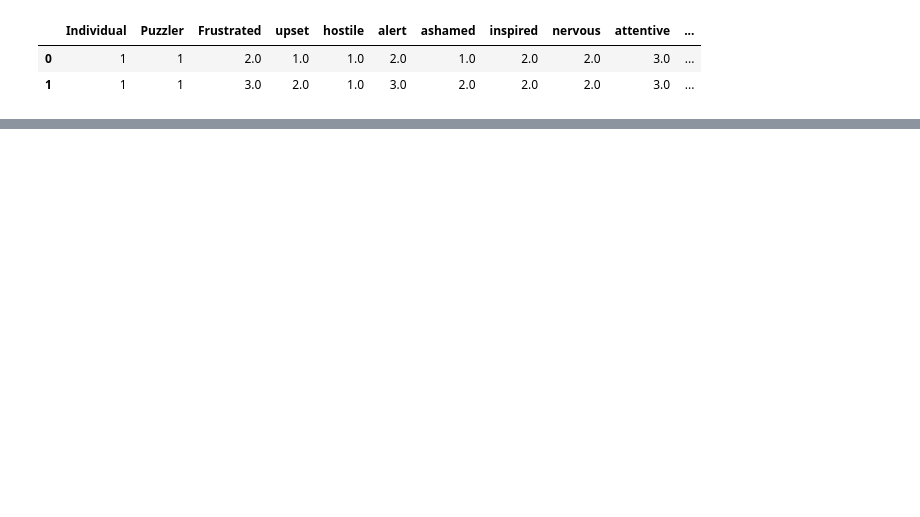
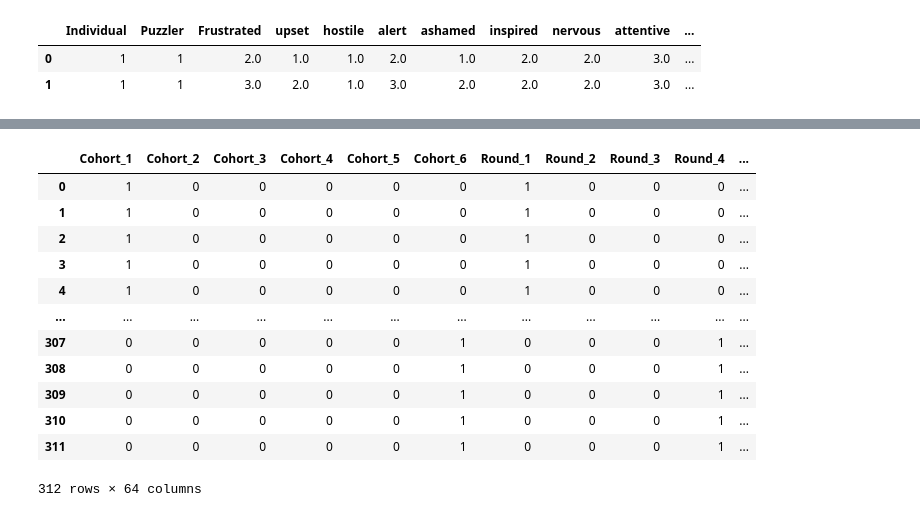
Before and after one commit to viktorseba/CDA, a Jupyter notebook: Case2/initial_look.ipynb, the cells around one changed output, grey strips where cells are left out. Saved outputs shown, nothing was run; the diff lists cells and outputs as text; code cells hidden in the pictures; blank space fills up the shorter version.

```diff
--- a/Case2/initial_look.ipynb
+++ b/Case2/initial_look.ipynb
@@ -196,0 +221,22 @@ fig.show()
+# %%
+enc = OneHotEncoder(categories='auto', drop=None, sparse_output=False, dtype=int, handle_unknown='error').set_output(transform="pandas")
+one_hot_experiment_types = pd.DataFrame(enc.fit_transform(Data_type[['Cohort', 'Round', 'Phase']]))
+
+signal_data = pd.concat([one_hot_experiment_types, Data_results], axis=1)
+signal_data
+# enc.categories_
+# pd.get_dummies(Data_type['Round'])
+# %% [output]
+|  | Cohort_1 | Cohort_2 | Cohort_3 | Cohort_4 | Cohort_5 | Cohort_6 | Round_1 | Round_2 | Round_3 | Round_4 | ... |
+| 0 | 1 | 0 | 0 | 0 | 0 | 0 | 1 | 0 | 0 | 0 | ... |
+| 1 | 1 | 0 | 0 | 0 | 0 | 0 | 1 | 0 | 0 | 0 | ... |
+| 2 | 1 | 0 | 0 | 0 | 0 | 0 | 1 | 0 | 0 | 0 | ... |
+| 3 | 1 | 0 | 0 | 0 | 0 | 0 | 1 | 0 | 0 | 0 | ... |
+| 4 | 1 | 0 | 0 | 0 | 0 | 0 | 1 | 0 | 0 | 0 | ... |
+| ... | ... | ... | ... | ... | ... | ... | ... | ... | ... | ... | ... |
+| 307 | 0 | 0 | 0 | 0 | 0 | 1 | 0 | 0 | 0 | 1 | ... |
+| 308 | 0 | 0 | 0 | 0 | 0 | 1 | 0 | 0 | 0 | 1 | ... |
+| 309 | 0 | 0 | 0 | 0 | 0 | 1 | 0 | 0 | 0 | 1 | ... |
+| 310 | 0 | 0 | 0 | 0 | 0 | 1 | 0 | 0 | 0 | 1 | ... |
+| 311 | 0 | 0 | 0 | 0 | 0 | 1 | 0 | 0 | 0 | 1 | ... |
+312 rows × 64 columns
```
Also changed, not shown: parts of 8 cells of this notebook.
